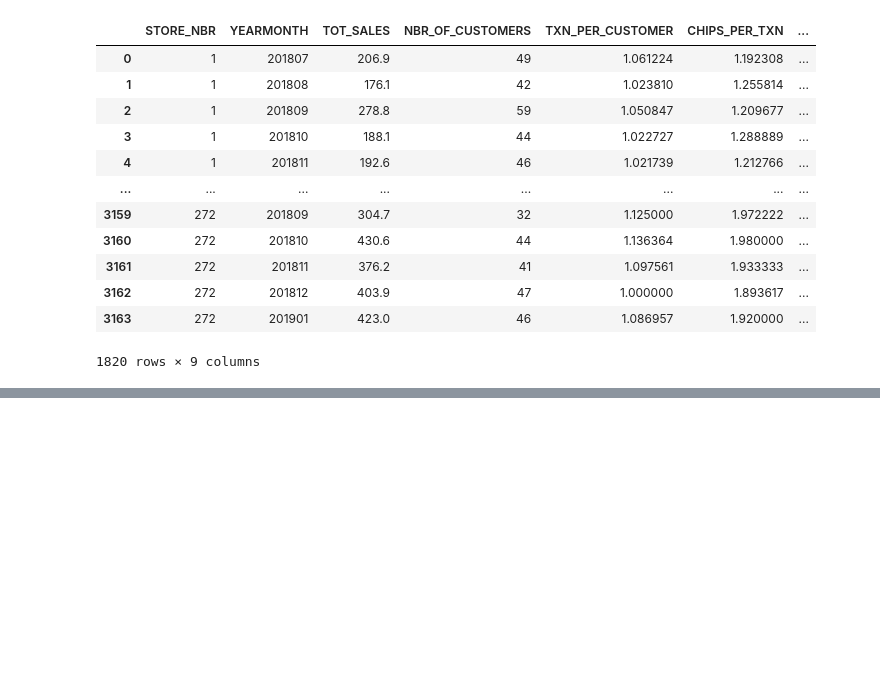
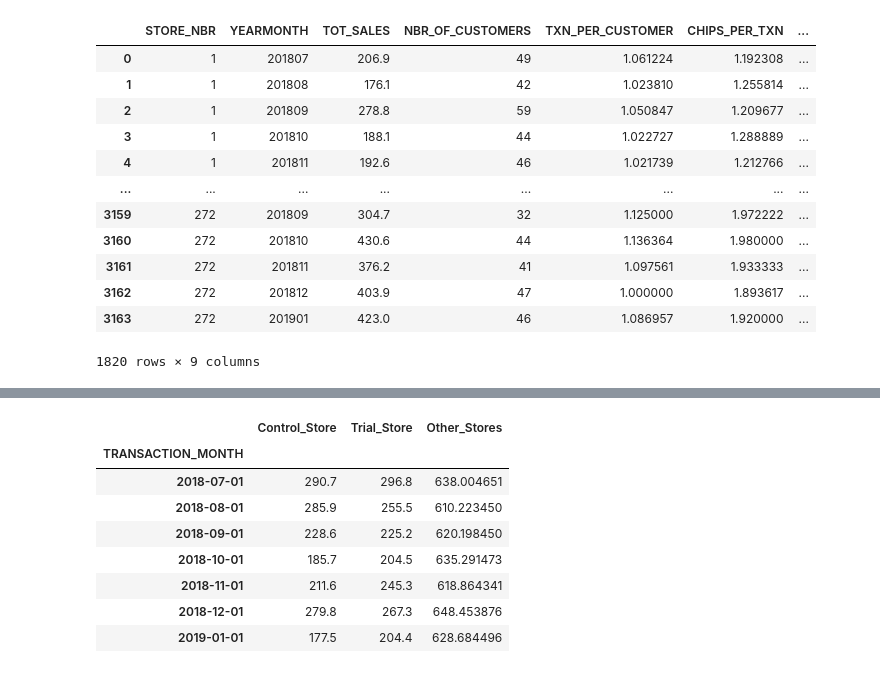
Before and after one commit to wa-le/Quantium-Forage-Virtual-Internship, a Jupyter notebook: my_quantium_T2.ipynb, the cells around one changed output, grey strips where cells are left out. Cells and saved outputs as stored; diff of their text form; code cells hidden in the pictures; blank space fills up the shorter version.

```diff
--- a/my_quantium_T2.ipynb
+++ b/my_quantium_T2.ipynb
@@ -585,0 +629,14 @@ previous_sales
+# %%
+# we need the 3 dataframes as 1 dataframe so we concatenate
+store_type_sales = pd.concat([control_store_sales, trial_store_sales, other_stores_sales],axis = 1)
+display(store_type_sales)
+# %% [output]
+|  | Control_Store | Trial_Store | Other_Stores |
+| TRANSACTION_MONTH |  |  |  |
+| 2018-07-01 | 290.7 | 296.8 | 638.004651 |
+| 2018-08-01 | 285.9 | 255.5 | 610.223450 |
+| 2018-09-01 | 228.6 | 225.2 | 620.198450 |
+| 2018-10-01 | 185.7 | 204.5 | 635.291473 |
+| 2018-11-01 | 211.6 | 245.3 | 618.864341 |
+| 2018-12-01 | 279.8 | 267.3 | 648.453876 |
+| 2019-01-01 | 177.5 | 204.4 | 628.684496 |
```
Also changed, not shown: parts of 11 cells of this notebook.
